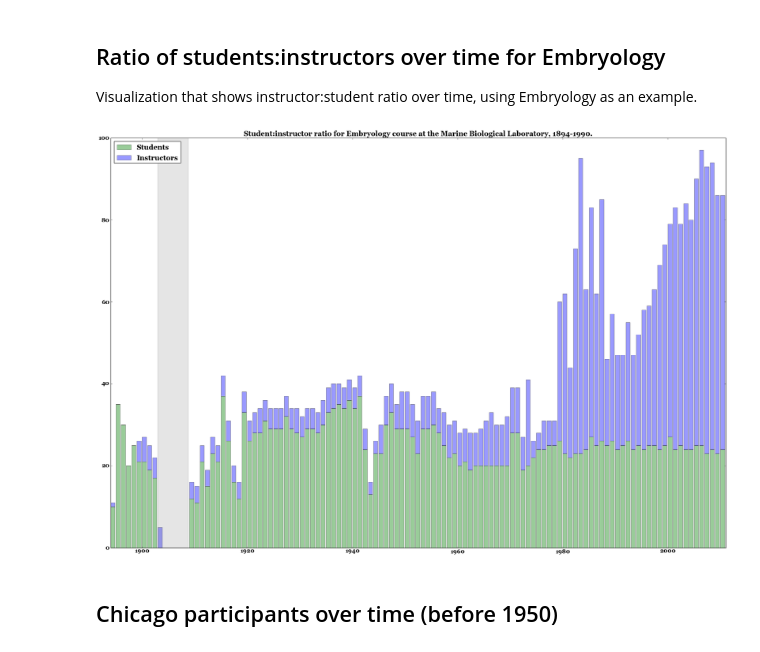
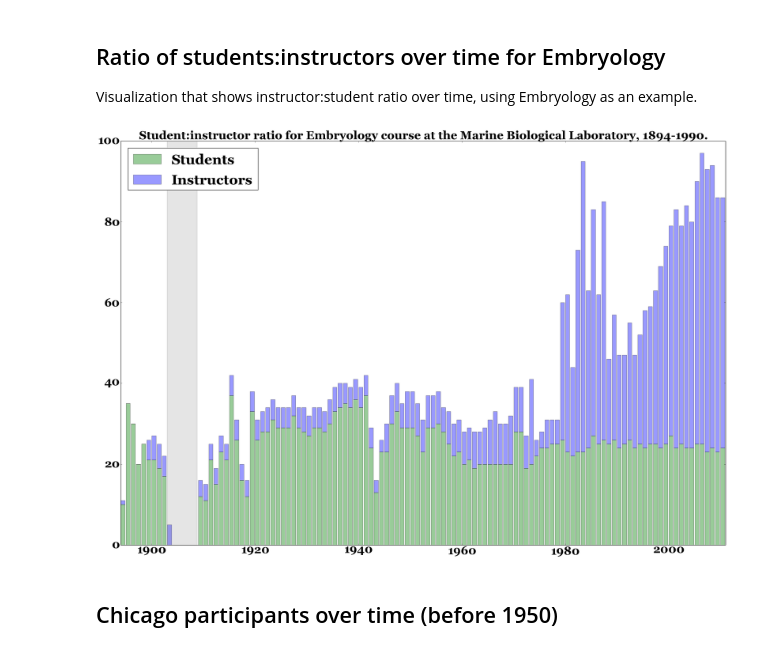
Before and after one commit to erickpeirson/MBL-course-data-visualizations, a Jupyter notebook: 2014-01-20 MBL Course Data.ipynb, the cells around one changed output. Cells and saved outputs as stored; diff of their text form; code cells hidden in the pictures.

```diff
--- a/2014-01-20 MBL Course Data.ipynb
+++ b/2014-01-20 MBL Course Data.ipynb
@@ -113,36 +111,36 @@ figure_caption = 'MBL course attendance data from http://hpsrepository.asu.edu/h
 instructor_y = np.array([ float(embryology_instructors[i]) for i in xrange(1894, 2011) ])
 student_y = np.array([ float(embryology_students[i]) for i in xrange(1894, 2011) ])
 ratio = ( student_y / ( instructor_y + 1 ) ) + 1
 
 fig = plt.figure(figsize=(30,20))
 ax1 = plt.subplot(1, 1, 1)
 font = {'family' : 'georgia',
         'weight' : 'bold',
-        'size'   : 16}
+        'size'   : 32}
 
 matplotlib.rc('font', **font)
 
 ax1.bar( range(1894,2011), student_y, lw=1, color='g', alpha=0.4, label='Students')
 ax1.bar( range(1894,2011), instructor_y, bottom=student_y, lw=1, color='b', alpha=0.4, label='Instructors')
 
 #ax1.text(1940, -4, figure_title, horizontalalignment='center', fontsize=20)
 #ax1.text(1940, -12, figure_caption, horizontalalignment='center', fontsize=14, style='normal')
 
 plt.legend(loc=2)
 
 #ax2 = ax1.twinx()
 #ax2.set_yscale('log')
 #ax2.plot( range(1893,2000), ratio-1, 'k--', lw=6, alpha=0.6, label="Students : Instructors", dashes=(20, 10))
 
-plt.title(figure_title)
+plt.title(figure_title, fontsize='medium')
 plt.xlim(1894,2011)
 plt.legend(loc=2)
 
 ax1.add_patch(plt.Rectangle((1903,0), 5.8, 100, color='gray', alpha=0.2, lw=2))
 
 plt.show()
 # %% [output]
-[figure, old version]
+[figure, new version]
 # %% [markdown]
 ## Chicago participants over time (before 1950)
 # %%
```
Also changed, not shown: parts of 7 cells of this notebook, 1 other file.
